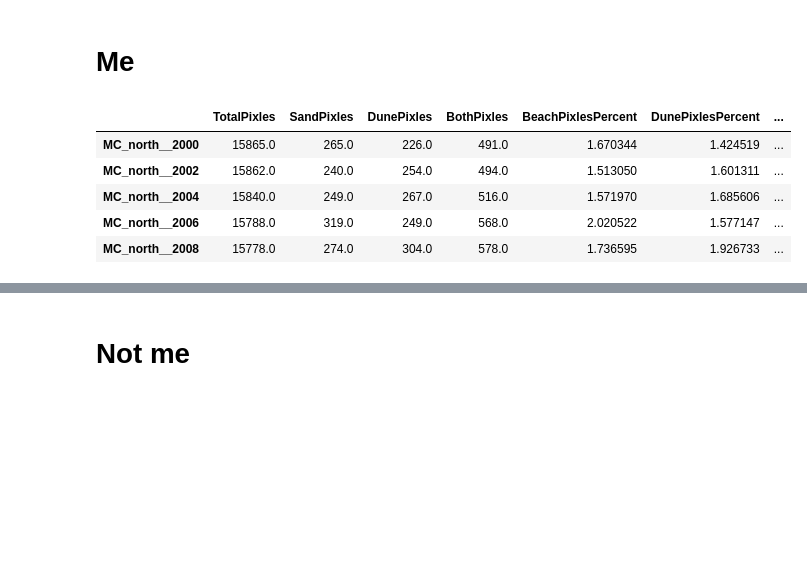
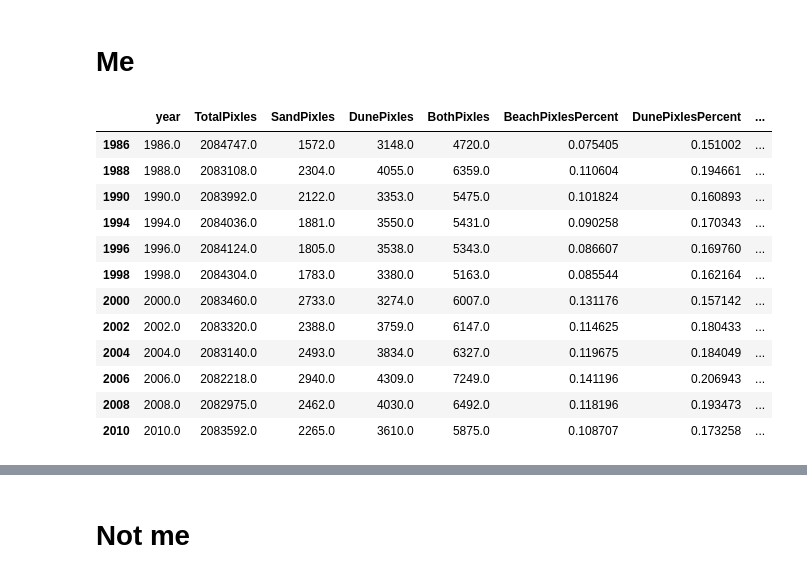
Before and after one commit to p-timothy/CodingProject, a Jupyter notebook: Notebook.ipynb, the cells around one changed output, grey strips where cells are left out. Cells and saved outputs as stored; diff of their text form; code cells hidden in the pictures; blank space fills up the shorter version.

Commit message:
Cleaned up my code for raster processing.

```diff
--- a/Notebook.ipynb
+++ b/Notebook.ipynb
@@ -73 +37,12 @@ filelist = [MC_n_ndvi, MC_s_ndvi, NB_n_ndvi,
+# %%
+beach_ndvi = []
+
+for i in range(0,12):
+
+    name = output + beach[i][-8:-4] + '_ndvi' + beach[i][-4:]
+    rsgislib.imagecalc.calcindices.calc_ndvi(beach[i], 3, 4, name,
+                                                    calc_stats=True,
+                                                    gdalformat='GTIFF')
+
+    beach_ndvi.append(name)
 # %%
@@ -99,29 +62,32 @@ for i in filelist:
 # %%
-year = 1984
-d = pd.DataFrame({'TotalPixles':[], 'SandPixles':[], 'DunePixles':[], 'BothPixles':[],
+
+d = pd.DataFrame({'year': [],'TotalPixles':[], 'SandPixles':[], 'DunePixles':[], 'BothPixles':[],
                   'BeachPixlesPercent':[], 'DunePixlesPercent':[], 'BothPixlesPercent':[]})
 
+year = 1986
 for i in sandDuneList:
-
-    for o in i:
-        if o[-20] == '0' or o[-20] == '1':
-            year = '20' + o[-20:-18]
-        else:
-            year = '19' + o[-20:-18]
-        src = rasterio.open(o)
-        srcRead = src.read(1)
-        unique, counts = np.unique(srcRead, return_counts=True)
-        if year == 1992:
-            year = 1994
-        d.loc[o[-29:-20] + '_' + str(year)] = [counts[0], counts[1], counts[2], counts[1] + counts[2],
-                             (counts[1] / counts[0])*100, (counts[2] / counts[0])*100,
-                             ((counts[1] + counts[2]) / counts[0] )*100]
+    if year == 1992:
+        year += 2
+    src = rasterio.open(i)
+    srcRead = src.read(1)
+    unique, counts = np.unique(srcRead, return_counts=True)
+    d.loc[i[-20:-16]] = [year, counts[0], counts[1], counts[2], counts[1] + counts[2],
+                        (counts[1] / counts[0])*100, (counts[2] / counts[0])*100,
+                        ((counts[1] + counts[2]) / counts[0] )*100]
+    year += 2
 # %%
-d.head()
+d.head(13)
 # %% [output]
-|  | TotalPixles | SandPixles | DunePixles | BothPixles | BeachPixlesPercent | DunePixlesPercent | ... |
-| MC_north__2000 | 15865.0 | 265.0 | 226.0 | 491.0 | 1.670344 | 1.424519 | ... |
-| MC_north__2002 | 15862.0 | 240.0 | 254.0 | 494.0 | 1.513050 | 1.601311 | ... |
-| MC_north__2004 | 15840.0 | 249.0 | 267.0 | 516.0 | 1.571970 | 1.685606 | ... |
-| MC_north__2006 | 15788.0 | 319.0 | 249.0 | 568.0 | 2.020522 | 1.577147 | ... |
-| MC_north__2008 | 15778.0 | 274.0 | 304.0 | 578.0 | 1.736595 | 1.926733 | ... |
+|  | year | TotalPixles | SandPixles | DunePixles | BothPixles | BeachPixlesPercent | DunePixlesPercent | ... |
+| 1986 | 1986.0 | 2084747.0 | 1572.0 | 3148.0 | 4720.0 | 0.075405 | 0.151002 | ... |
+| 1988 | 1988.0 | 2083108.0 | 2304.0 | 4055.0 | 6359.0 | 0.110604 | 0.194661 | ... |
+| 1990 | 1990.0 | 2083992.0 | 2122.0 | 3353.0 | 5475.0 | 0.101824 | 0.160893 | ... |
+| 1994 | 1994.0 | 2084036.0 | 1881.0 | 3550.0 | 5431.0 | 0.090258 | 0.170343 | ... |
+| 1996 | 1996.0 | 2084124.0 | 1805.0 | 3538.0 | 5343.0 | 0.086607 | 0.169760 | ... |
+| 1998 | 1998.0 | 2084304.0 | 1783.0 | 3380.0 | 5163.0 | 0.085544 | 0.162164 | ... |
+| 2000 | 2000.0 | 2083460.0 | 2733.0 | 3274.0 | 6007.0 | 0.131176 | 0.157142 | ... |
+| 2002 | 2002.0 | 2083320.0 | 2388.0 | 3759.0 | 6147.0 | 0.114625 | 0.180433 | ... |
+| 2004 | 2004.0 | 2083140.0 | 2493.0 | 3834.0 | 6327.0 | 0.119675 | 0.184049 | ... |
+| 2006 | 2006.0 | 2082218.0 | 2940.0 | 4309.0 | 7249.0 | 0.141196 | 0.206943 | ... |
+| 2008 | 2008.0 | 2082975.0 | 2462.0 | 4030.0 | 6492.0 | 0.118196 | 0.193473 | ... |
+| 2010 | 2010.0 | 2083592.0 | 2265.0 | 3610.0 | 5875.0 | 0.108707 | 0.173258 | ... |
```
Also changed, not shown: parts of 9 cells of this notebook.
